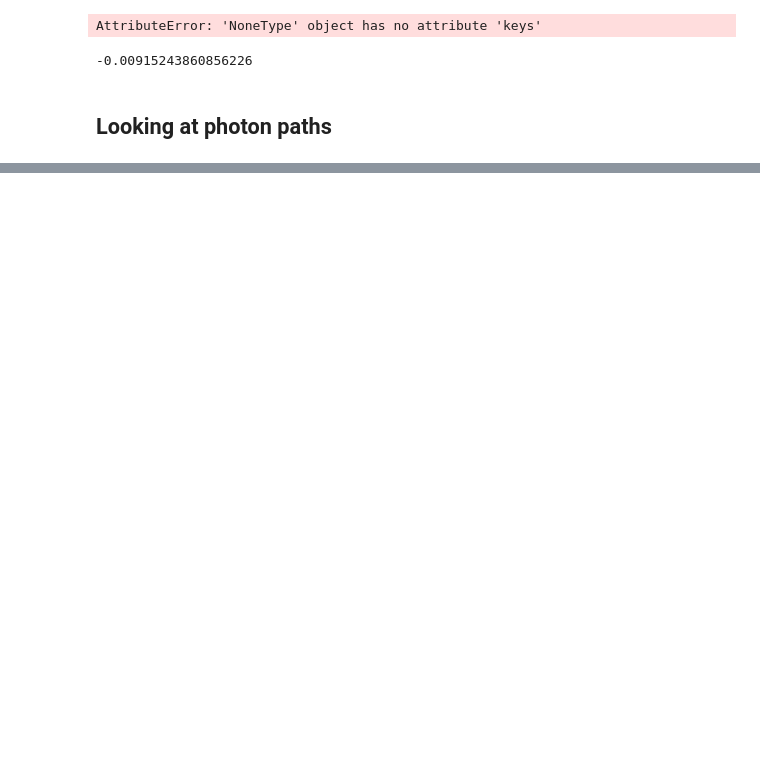
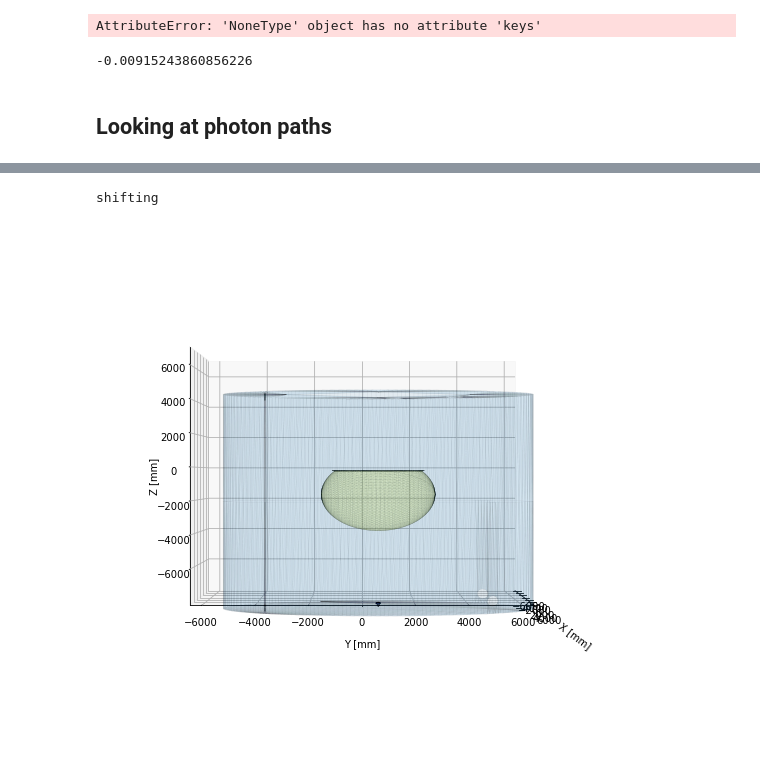
Before and after one commit to eklem1/OD_work, a Jupyter notebook: hfiles.ipynb, the cells around one changed output, grey strips where cells are left out. Cells and saved outputs as stored; diff of their text form; code cells hidden in the pictures; blank space fills up the shorter version.

```diff
--- a/hfiles.ipynb
+++ b/hfiles.ipynb
@@ -310,0 +328,33 @@ plt.show()
+# %%
+fig = plt.figure(figsize=(7,7))
+axes = mplot3d.Axes3D(fig)
+
+setMesh()#shift=None)
+
+
+addGeometry(axes)#, parts=['PMTconnect','PMTGlass', 'WT'])
+
+# axes.set_xlim3d(-100, 100)
+# axes.set_ylim3d(-100, 100)
+# axes.set_zlim3d(-8000, -6730)
+
+axes.set_xlim3d(-6200, 6200)
+axes.set_ylim3d(-6200, 6200)
+axes.set_zlim3d(-7800, +6730)
+
+axes.set_xlabel("X [mm]")
+axes.set_ylabel("Y [mm]")
+axes.set_zlabel("Z [mm]")
+axes.xaxis.labelpad=20
+axes.yaxis.labelpad=15
+
+#change angle of view - (elevation, azimuth) angles in degrees
+# ‘elev’ stores the elevation angle in the z plane. ‘azim’ stores the azimuth angle in the x,y plane.
+axes.view_init(0, 0)
+
+# 0, 90 - XZ plane; 90, 90 - top view
+
+plt.show()
+# %% [output]
+shifting
+[figure, added]
```
Also changed, not shown: parts of 4 cells of this notebook, 2 other files.
